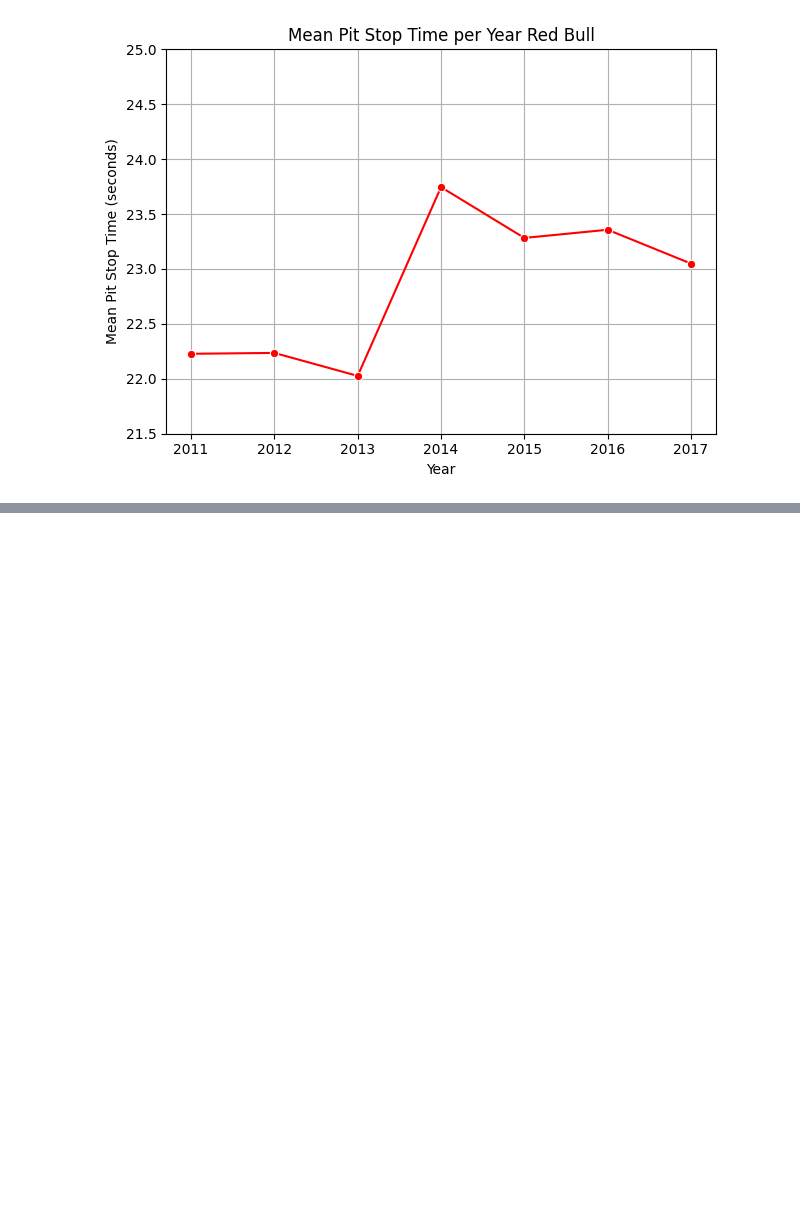
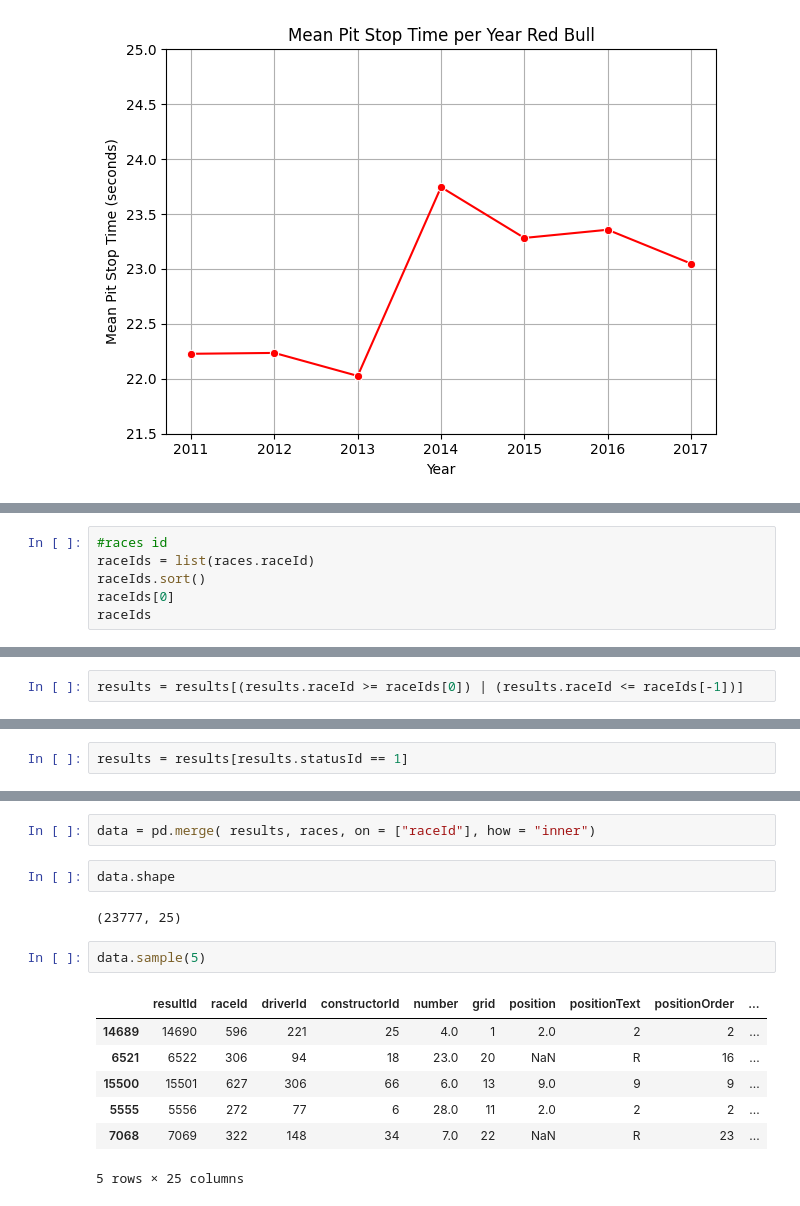
Before and after one commit to kshitiz-tech/F1_data_analysis, a Jupyter notebook: F1_data_analysis.ipynb, the cells around one changed output, grey strips where cells are left out. Cells and saved outputs as stored; diff of their text form; blank space fills up the shorter version.

```diff
--- a/F1_data_analysis.ipynb
+++ b/F1_data_analysis.ipynb
@@ -802,0 +833,6 @@ plotter(df_for_redbull, "Red Bull")
+# %%
+#races id
+raceIds = list(races.raceId)
+raceIds.sort()
+raceIds[0]
+raceIds
@@ -802,0 +857,2 @@ plotter(df_for_redbull, "Red Bull")
+# %%
+results = results[(results.raceId >= raceIds[0]) | (results.raceId <= raceIds[-1])]
@@ -802,0 +863,2 @@ plotter(df_for_redbull, "Red Bull")
+# %%
+results = results[results.statusId == 1]
@@ -802,0 +878,16 @@ plotter(df_for_redbull, "Red Bull")
+# %%
+data = pd.merge( results, races, on = ["raceId"], how = "inner")
+# %%
+data.shape
+# %% [output]
+(23777, 25)
+# %%
+data.sample(5)
+# %% [output]
+|  | resultId | raceId | driverId | constructorId | number | grid | position | positionText | positionOrder | ... |
+| 14689 | 14690 | 596 | 221 | 25 | 4.0 | 1 | 2.0 | 2 | 2 | ... |
+| 6521 | 6522 | 306 | 94 | 18 | 23.0 | 20 | NaN | R | 16 | ... |
+| 15500 | 15501 | 627 | 306 | 66 | 6.0 | 13 | 9.0 | 9 | 9 | ... |
+| 5555 | 5556 | 272 | 77 | 6 | 28.0 | 11 | 2.0 | 2 | 2 | ... |
+| 7068 | 7069 | 322 | 148 | 34 | 7.0 | 22 | NaN | R | 23 | ... |
+5 rows × 25 columns
```
Also changed, not shown: parts of 29 cells of this notebook, 34 other files.
